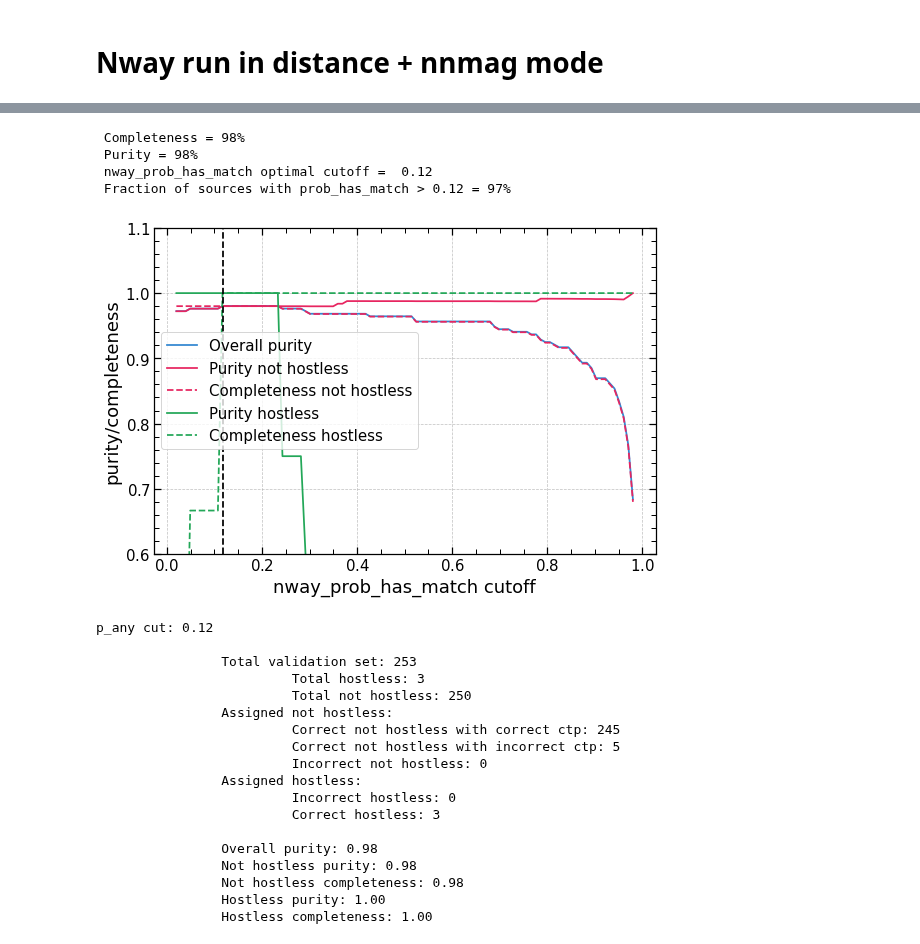
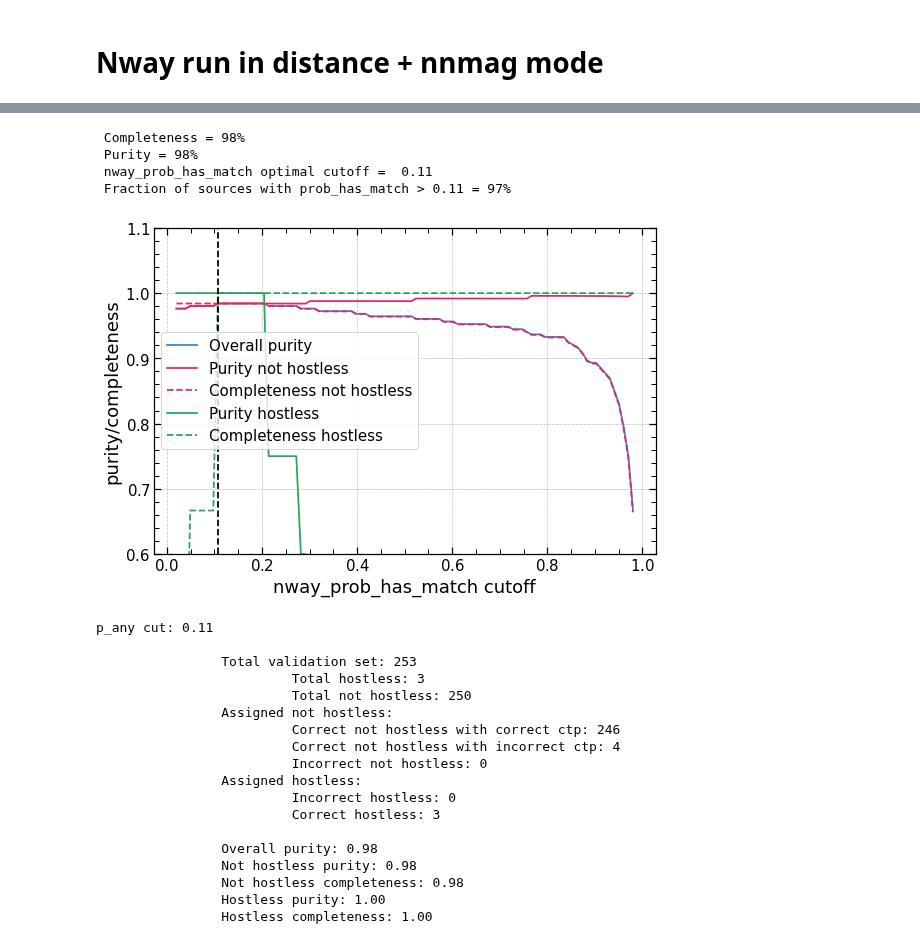
Before and after one commit to SergeiDBykov/lockman_hole, a Jupyter notebook: 3_desi-crossmatch/1_magnn-match.ipynb, the cells around one changed output, grey strips where cells are left out. Saved outputs shown, nothing was run; the diff lists cells and outputs as text; code cells hidden in the pictures.

```diff
--- a/3_desi-crossmatch/1_magnn-match.ipynb
+++ b/3_desi-crossmatch/1_magnn-match.ipynb
@@ -183,20 +137,20 @@ p_any cut: 0.13
                 Hostless completeness: 0.80
 # %%
-_ = assess_goodnes_of_cross_match(nway_res.query('nway_match_flag==1 & `flux_05-20`>1e-14'), p_any_cut=0.12)
+_ = assess_goodnes_of_cross_match(nway_res.query('nway_match_flag==1 & `flux_05-20`>1e-14'), p_any_cut=0.11)
 # %% [output]
  Completeness = 98%
  Purity = 98%
- nway_prob_has_match optimal cutoff =  0.12
- Fraction of sources with prob_has_match > 0.12 = 97%
+ nway_prob_has_match optimal cutoff =  0.11
+ Fraction of sources with prob_has_match > 0.11 = 97%
-[figure, old version]
+[figure, new version]
-p_any cut: 0.12
+p_any cut: 0.11
 
                 Total validation set: 253
                          Total hostless: 3
                          Total not hostless: 250
                 Assigned not hostless:
-                         Correct not hostless with correct ctp: 245
-                         Correct not hostless with incorrect ctp: 5
+                         Correct not hostless with correct ctp: 246
+                         Correct not hostless with incorrect ctp: 4
                          Incorrect not hostless: 0
                 Assigned hostless:
                          Incorrect hostless: 0
```
Also changed, not shown: parts of 5 cells of this notebook, 27 other files.
